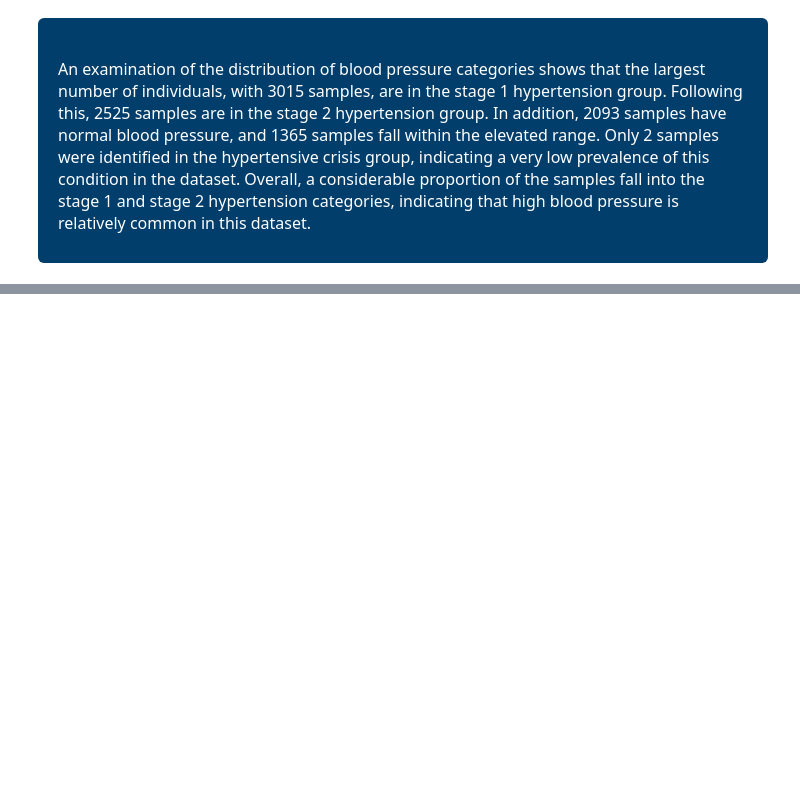
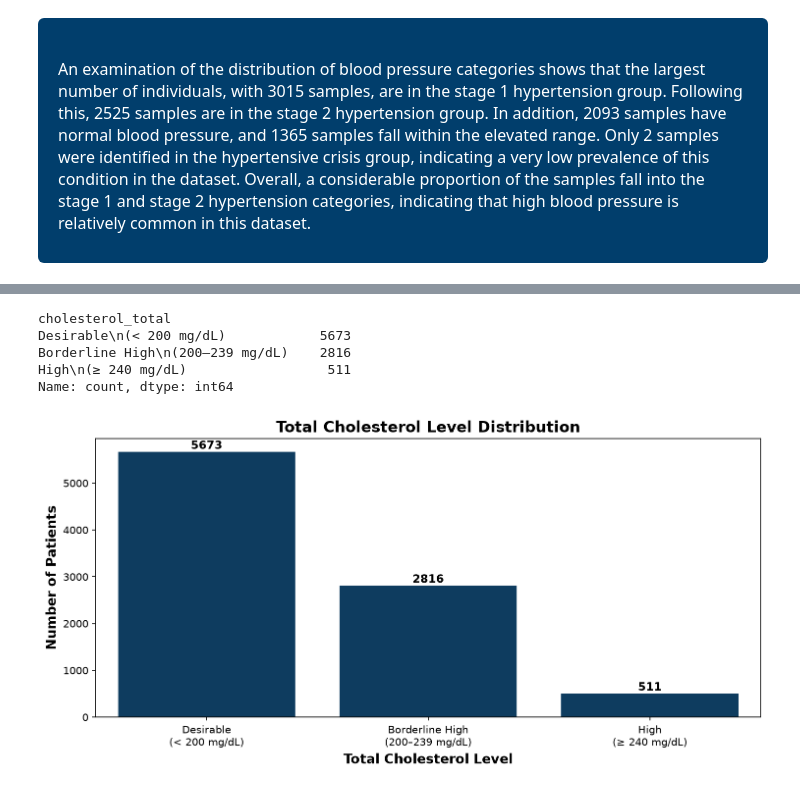
Before and after one commit to alimotamed-py/Kenko, a Jupyter notebook: ML/notebook/heart_disease.ipynb, the cells around one changed output, grey strips where cells are left out. Saved outputs shown, nothing was run; the diff lists cells and outputs as text; code cells hidden in the pictures; blank space fills up the shorter version.

```diff
--- a/ML/notebook/heart_disease.ipynb
+++ b/ML/notebook/heart_disease.ipynb
@@ -908,0 +1033,31 @@ NameError: name 'plt' is not defined
+# %%
+cholesterol_group = pd.cut(data["cholesterol_total"], bins=[-np.inf, 200, 240, np.inf],
+    labels=[
+        "Desirable\n(< 200 mg/dL)",
+        "Borderline High\n(200–239 mg/dL)",
+        "High\n(≥ 240 mg/dL)"
+    ], right=False)
+# %%
+cholesterol_group.value_counts()
+# %% [output]
+cholesterol_total
+Desirable\n(< 200 mg/dL)            5673
+Borderline High\n(200–239 mg/dL)    2816
+High\n(≥ 240 mg/dL)                  511
+Name: count, dtype: int64
+# %%
+plt.figure(figsize=(10, 5), dpi=150)
+
+ax = sns.countplot(x=cholesterol_group, color="#013e6c")
+
+plt.xlabel("Total Cholesterol Level", fontsize=13, fontweight="bold")
+plt.ylabel("Number of Patients", fontsize=13, fontweight="bold")
+plt.title("Total Cholesterol Level Distribution", fontsize=15, fontweight="bold")
+
+for container in ax.containers:
+    ax.bar_label(container, fontsize=11, fontweight="bold")
+
+plt.tight_layout()
+plt.show()
+# %% [output]
+[figure, added]
```
Also changed, not shown: parts of 28 cells of this notebook.
